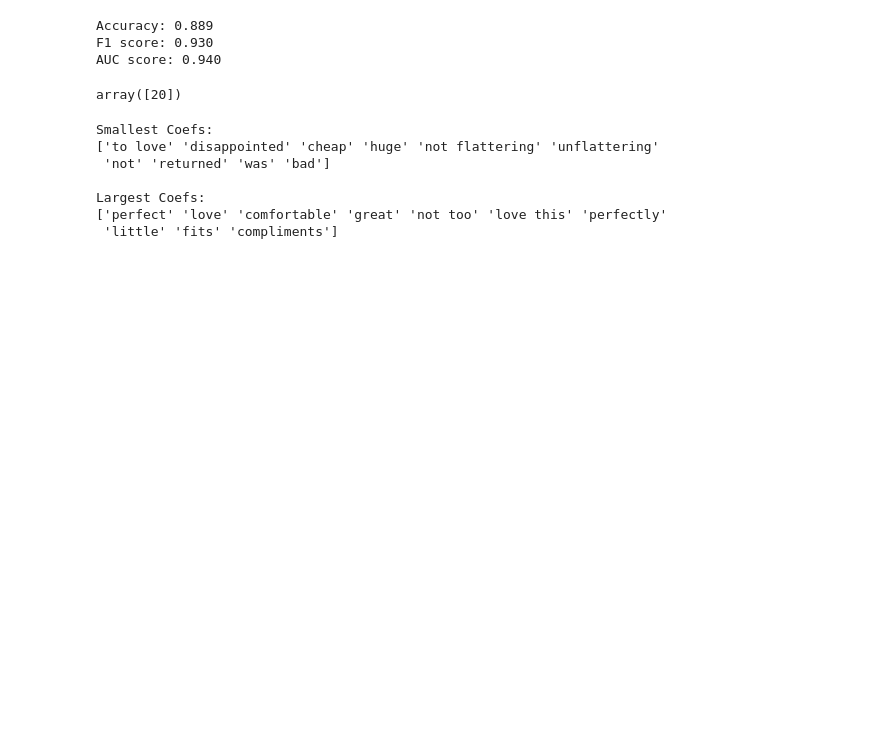
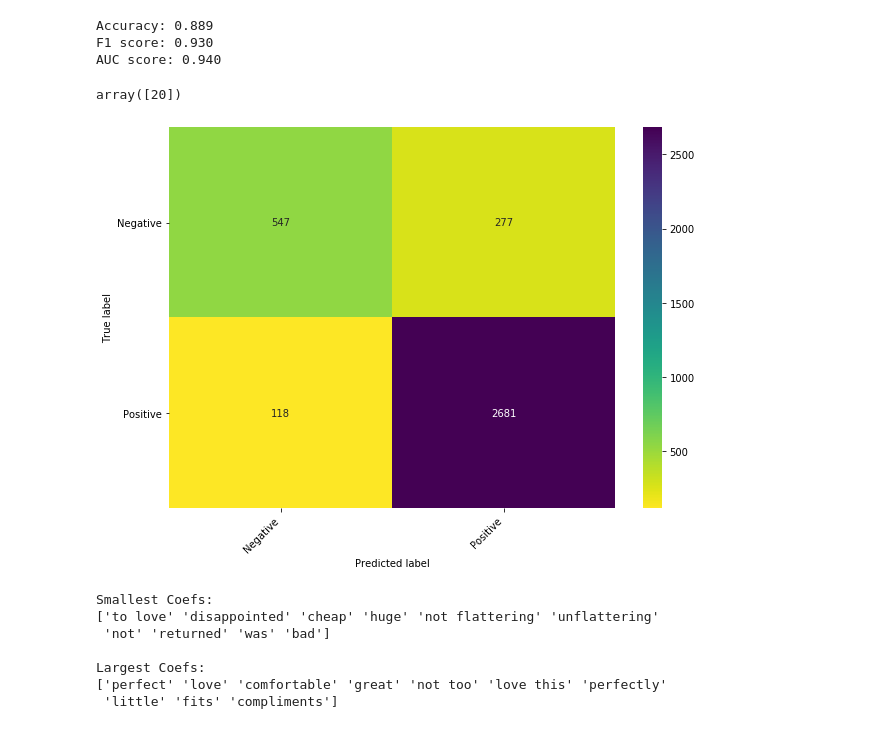
Before and after one commit to ZeeTsing/Ecommerce_women_clothing, a Jupyter notebook: 2_modeling_with_TF-IDF.ipynb, the cells around one changed output. Cells and saved outputs as stored; diff of their text form; code cells hidden in the pictures; blank space fills up the shorter version.

```diff
--- a/2_modeling_with_TF-IDF.ipynb
+++ b/2_modeling_with_TF-IDF.ipynb
@@ -255,6 +255,12 @@ AUC score: 0.940
 fitted_model.C_
 # %% [output]
 array([20])
+# %%
+conf_mat = confusion_matrix(y_true=results['y_val'][0], y_pred=results['predictions'][0])
+cm = hf.print_confusion_matrix(conf_mat, ['Negative', 'Positive'],cmap='viridis_r')
+plt.savefig('output/ti-idf-bi-LR-conf.png')
+# %% [output]
+[figure, added]
 # %%
 #try to see the
 feature_names2 = np.array(vect_2.get_feature_names())
```
Also changed, not shown: parts of 5 cells of this notebook, 1 other file.
